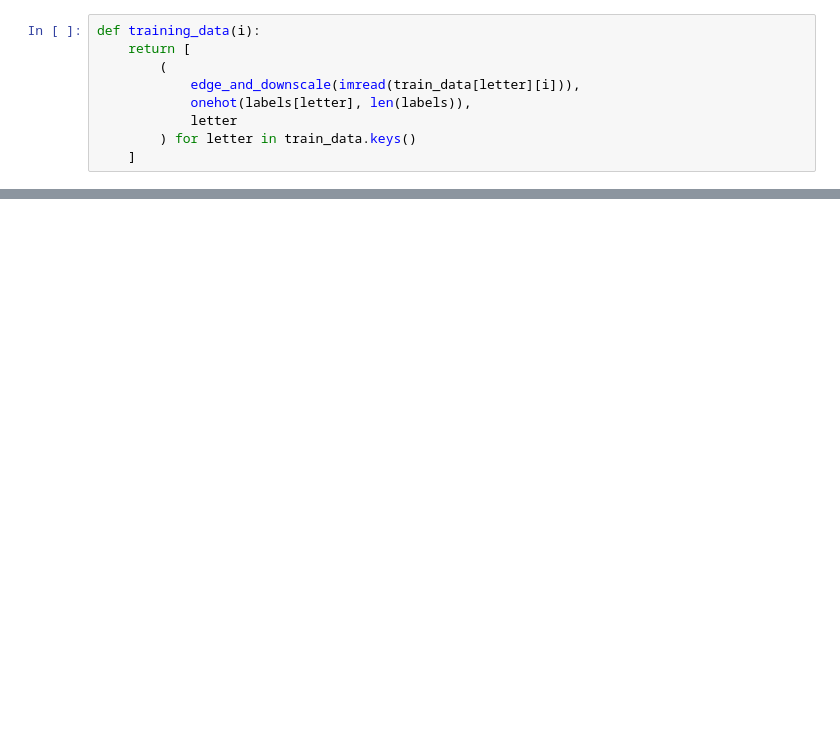
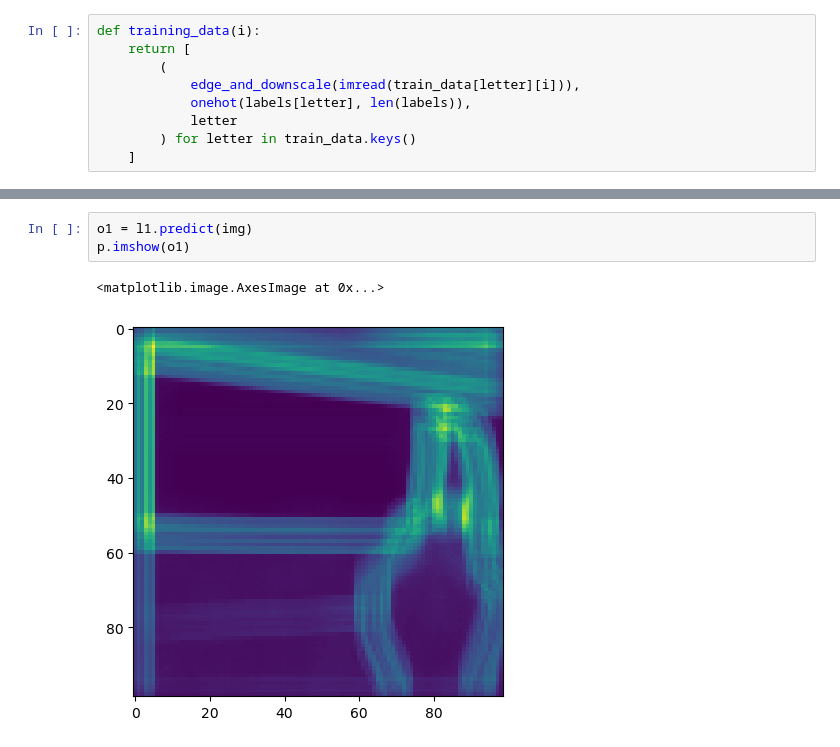
Before and after one commit to unic0rn9k/ASL-translate, a Jupyter notebook: tegnsprogstranslate.ipynb, the cells around one changed output, grey strips where cells are left out. Cells and saved outputs as stored; diff of their text form; blank space fills up the shorter version.

```diff
--- a/tegnsprogstranslate.ipynb
+++ b/tegnsprogstranslate.ipynb
@@ -261,0 +277,6 @@ for n in range(0,100):
+# %%
+o1 = l1.predict(img)
+p.imshow(o1)
+# %% [output]
+<matplotlib.image.AxesImage at 0x...>
+[figure, added]
```
Also changed, not shown: parts of 10 cells of this notebook.
